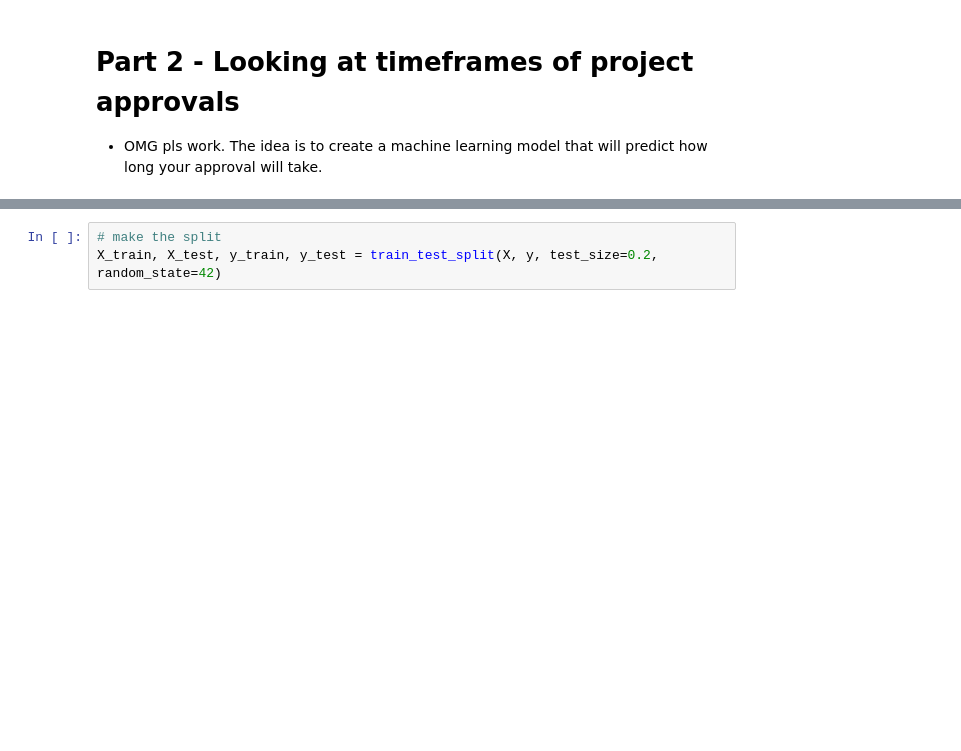
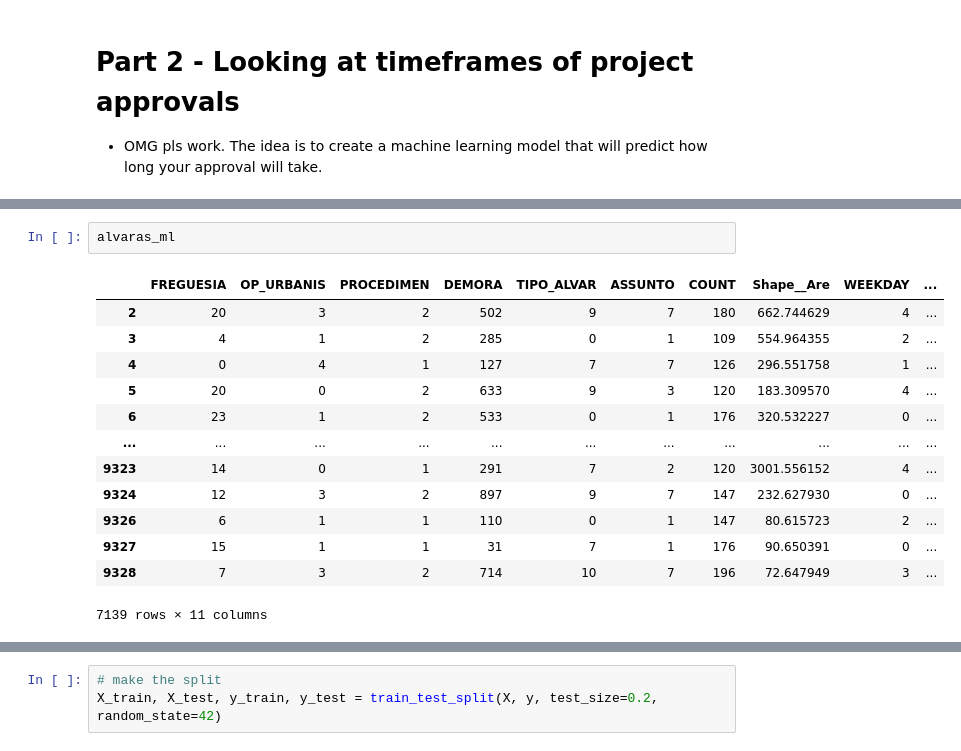
Before and after one commit to ricardozacarias/lisbon-buildings, a Jupyter notebook: construction.ipynb, the cells around one changed output, grey strips where cells are left out. Drawn from its saved outputs; the diff is of its cells as text; blank space fills up the shorter version.

```diff
--- a/construction.ipynb
+++ b/construction.ipynb
@@ -77,0 +132,16 @@ sns.heatmap(fun.corr())
+# %%
+alvaras_ml
+# %% [output]
+|  | FREGUESIA | OP_URBANIS | PROCEDIMEN | DEMORA | TIPO_ALVAR | ASSUNTO | COUNT | Shape__Are | WEEKDAY | ... |
+| 2 | 20 | 3 | 2 | 502 | 9 | 7 | 180 | 662.744629 | 4 | ... |
+| 3 | 4 | 1 | 2 | 285 | 0 | 1 | 109 | 554.964355 | 2 | ... |
+| 4 | 0 | 4 | 1 | 127 | 7 | 7 | 126 | 296.551758 | 1 | ... |
+| 5 | 20 | 0 | 2 | 633 | 9 | 3 | 120 | 183.309570 | 4 | ... |
+| 6 | 23 | 1 | 2 | 533 | 0 | 1 | 176 | 320.532227 | 0 | ... |
+| ... | ... | ... | ... | ... | ... | ... | ... | ... | ... | ... |
+| 9323 | 14 | 0 | 1 | 291 | 7 | 2 | 120 | 3001.556152 | 4 | ... |
+| 9324 | 12 | 3 | 2 | 897 | 9 | 7 | 147 | 232.627930 | 0 | ... |
+| 9326 | 6 | 1 | 1 | 110 | 0 | 1 | 147 | 80.615723 | 2 | ... |
+| 9327 | 15 | 1 | 1 | 31 | 7 | 1 | 176 | 90.650391 | 0 | ... |
+| 9328 | 7 | 3 | 2 | 714 | 10 | 7 | 196 | 72.647949 | 3 | ... |
+7139 rows × 11 columns
```
Also changed, not shown: parts of 35 cells of this notebook.
